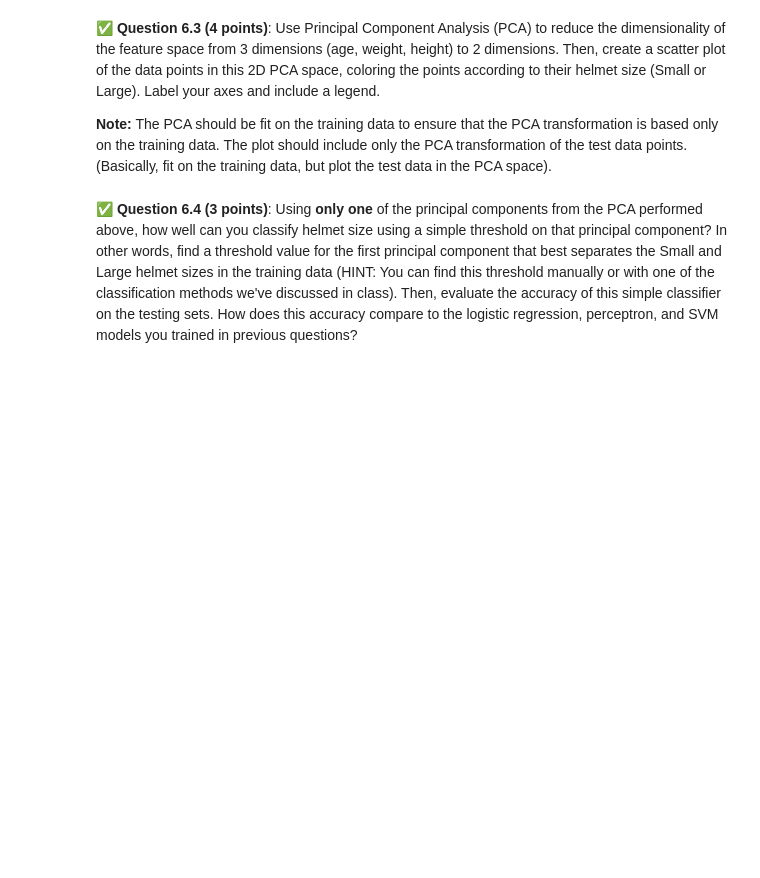
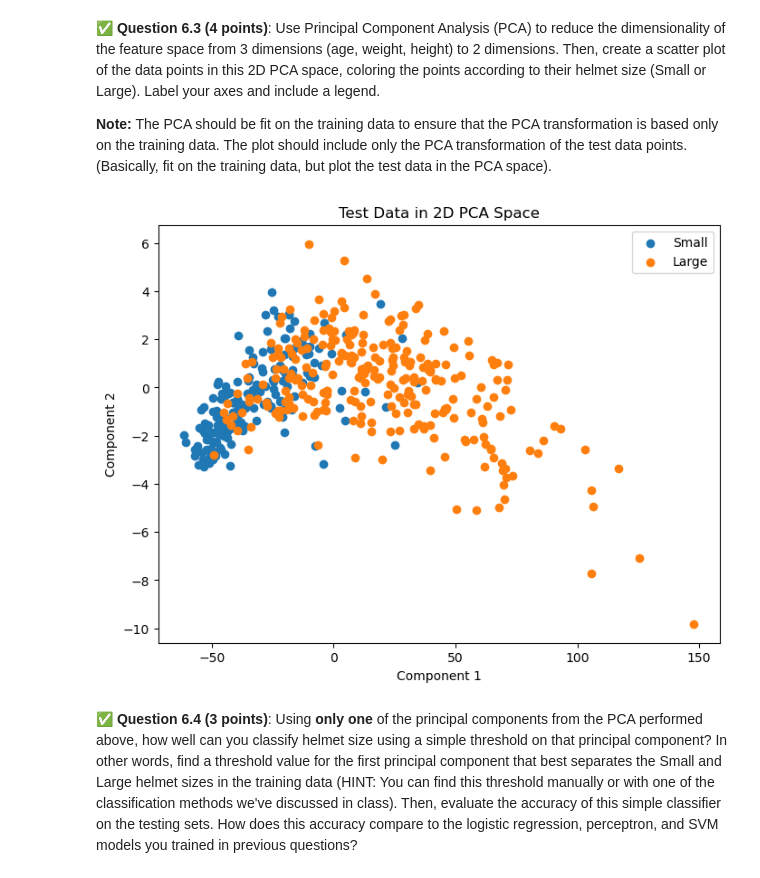
Before and after one commit to TonyH1287/cmse202-s26-turnin, a Jupyter notebook: hw-04/HW-04_RegressionClassification-STUDENT.ipynb, the cells around one changed output. Saved outputs shown, nothing was run; the diff lists cells and outputs as text; code cells hidden in the pictures; blank space fills up the shorter version.

```diff
--- a/hw-04/HW-04_RegressionClassification-STUDENT.ipynb
+++ b/hw-04/HW-04_RegressionClassification-STUDENT.ipynb
@@ -405,0 +404,7 @@ In this part, we'll use the perceptron class built in Day 18 and Day 19 assignme
+# %%
+# Put your code here
+y_train_binary = y_train.map({"Small": -1, "Large": 1})
+y_test_binary = y_test.map({"Small": -1, "Large": 1})
+
+print(y_train_binary.head())
+print(y_test_binary.head())
@@ -420,0 +461,7 @@ In this part, we'll use the perceptron class built in Day 18 and Day 19 assignme
+# %%
+# Put your code here
+perceptron_model = Perceptron(learning_rate=0.01, max_iter=1000)
+perceptron_model.fit(X_train, y_train_binary)
+print("Weights are", perceptron_model.weights)
+print("Bias is", perceptron_model.bias)
+print("Feature names are", X_train.columns.tolist())
@@ -448,0 +507,5 @@ Some notes:
+# %%
+# Put your code here
+from sklearn.svm import SVC
+svm_model = SVC(kernel="rbf", C=1.0)
+svm_model.fit(X_train, y_train)
@@ -459,2 +530,28 @@ Some notes:
+# %%
+# Put your code here
+from sklearn.decomposition import PCA
+
+pca = PCA(n_components=2)
+
+X_train_pca = pca.fit_transform(X_train)
+X_test_pca = pca.transform(X_test)
+
+plt.figure(figsize=(8, 6))
+
+for size in ["Small", "Large"]:
+    mask = y_test == size
+    plt.scatter(
+        X_test_pca[mask, 0],
+        X_test_pca[mask, 1],
+        label=size
+    )
+
+plt.xlabel("Component 1")
+plt.ylabel("Component 2")
+plt.title("Test Data in 2D PCA Space")
+plt.legend()
+plt.show()
+# %% [output]
+[figure, added]
 # %% [markdown]
 &#9989;  **Question 6.4 (3 points)**: Using **only one** of the principal components from the PCA performed above, how well can you classify helmet size using a simple threshold on that principal component?  In other words, find a threshold value for the first principal component that best separates the Small and Large helmet sizes in the training data (HINT: You can find this threshold manually or with one of the classification methods we've discussed in class). Then, evaluate the accuracy of this simple classifier on the testing sets.   How does this accuracy compare to the logistic regression, perceptron, and SVM models you trained in previous questions?
```
Also changed, not shown: parts of 17 cells of this notebook.
